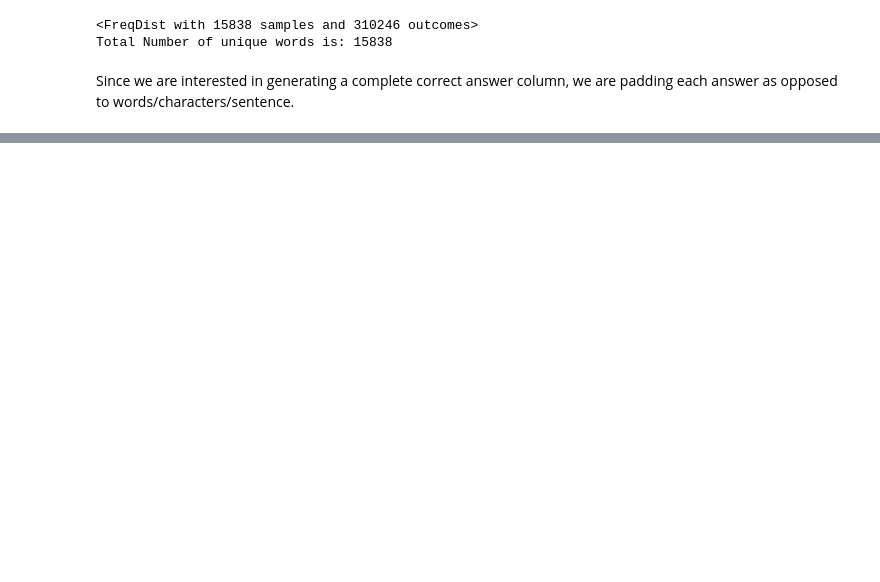
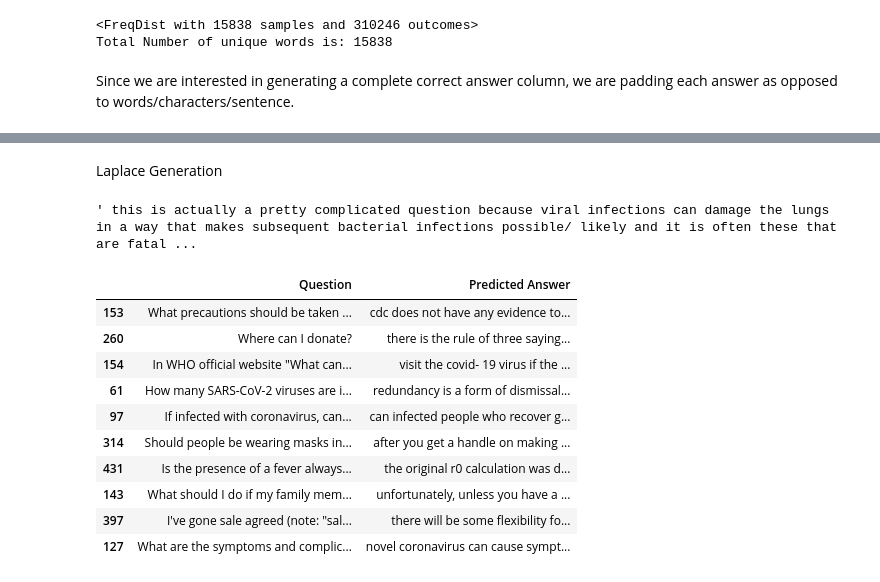
Before and after one commit to suhaillala/COVID_QA_Project, a Jupyter notebook: Project.ipynb, the cells around one changed output, grey strips where cells are left out. Drawn from its saved outputs; the diff is of its cells as text; code cells hidden in the pictures; blank space fills up the shorter version.

```diff
--- a/Project.ipynb
+++ b/Project.ipynb
@@ -368,0 +449,60 @@ print(gc.get_count())  # After gc
+# %% [markdown]
+Laplace Generation
+# %%
+# Laplace smoothing
+eng_laplace = dict()
+for i in range(cluster_size):
+    eng_laplace[i] = nltk.lm.Laplace(5, vocabulary = nltk.lm.Vocabulary(unique_words))
+    eng_laplace[i].fit(X_train.loc[X_train['cluster'] == i, 'prep_answer2'])
+# %%
+# Generate text using start word and cluster number
+def laplace_generation_fivegram(start_word, cluster):
+    sentence = start_word
+    word = start_word
+    prev_word1 = '<s>'
+    prev_word2 = '<s>'
+    prev_word3 = '<s>'
+
+    # Check if word != </s>
+    while word != '</s>':
+        trans_word = word
+        word = eng_laplace[cluster].generate(text_seed=[prev_word3, prev_word2, prev_word1, word])
+        if word.isalnum():
+            sentence += ' '     # Add spacing between words
+        sentence += word
+        prev_word3 = prev_word2
+        prev_word2 = prev_word1
+        prev_word1 = trans_word
+
+    # Remove start and stop tokens
+    sentence = sentence.replace('<s>', '')
+    sentence = sentence.replace('</s>', '')
+    return sentence
+
+# Test
+laplace_generation_fivegram('<s>', 1)
+# %% [output]
+' this is actually a pretty complicated question because viral infections can damage the lungs in a way that makes subsequent bacterial infections possible/ likely and it is often these that are fatal ...
+# %%
+# Testing with test set
+X_test_tfidf = tfidf_vectorizer.transform(X_test.question)
+
+predicted = []
+for cluster in model_kmeans.predict(X_test_tfidf):
+    predicted.append(laplace_generation_fivegram('<s>', cluster))   # Predicting answer text using first word and cluster number
+# %%
+# View results
+results = pd.DataFrame(data = {'Question': X_test.question, 'Predicted Answer': predicted})
+results.head(10)
+# %% [output]
+|  | Question | Predicted Answer |
+| 153 | What precautions should be taken ... | cdc does not have any evidence to... |
+| 260 | Where can I donate? | there is the rule of three saying... |
+| 154 | In WHO official website "What can... | visit the covid- 19 virus if the ... |
+| 61 | How many SARS-CoV-2 viruses are i... | redundancy is a form of dismissal... |
+| 97 | If infected with coronavirus, can... | can infected people who recover g... |
+| 314 | Should people be wearing masks in... | after you get a handle on making ... |
+| 431 | Is the presence of a fever always... | the original r0 calculation was d... |
+| 143 | What should I do if my family mem... | unfortunately, unless you have a ... |
+| 397 | I've gone sale agreed (note: "sal... | there will be some flexibility fo... |
+| 127 | What are the symptoms and complic... | novel coronavirus can cause sympt... |
```
Also changed, not shown: parts of 45 cells of this notebook.
